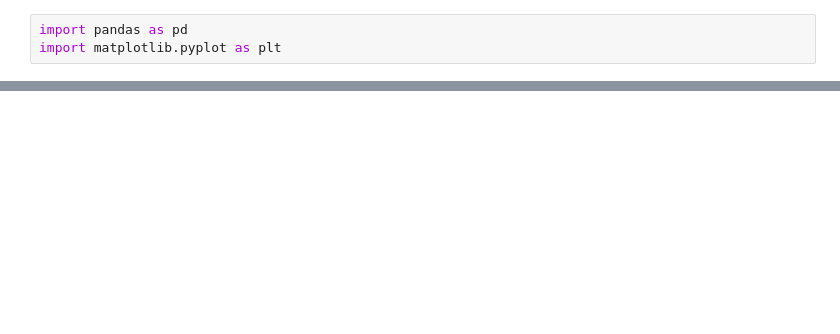
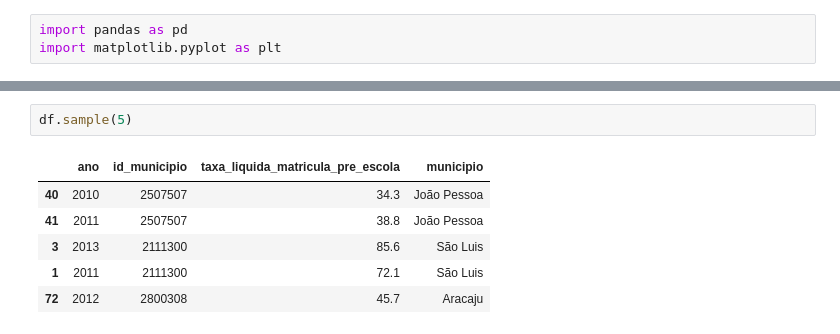
Before and after one commit to NOLASCOrabelo/Curso-e-exerc-cios-para-analise-de-dados-python, a Jupyter notebook: 2.3 - Gráfico de barras simples/Resolução do exercício.ipynb, the cells around one changed output, grey strips where cells are left out. Cells and saved outputs as stored; diff of their text form; blank space fills up the shorter version.

```diff
--- a/2.3 - Gráfico de barras simples/Resolução do exercício.ipynb
+++ b/2.3 - Gráfico de barras simples/Resolução do exercício.ipynb
@@ -29,0 +8,9 @@ plt.show()
+# %%
+df.sample(5)
+# %% [output]
+|  | ano | id_municipio | taxa_liquida_matricula_pre_escola | municipio |
+| 40 | 2010 | 2507507 | 34.3 | João Pessoa |
+| 41 | 2011 | 2507507 | 38.8 | João Pessoa |
+| 3 | 2013 | 2111300 | 85.6 | São Luis |
+| 1 | 2011 | 2111300 | 72.1 | São Luis |
+| 72 | 2012 | 2800308 | 45.7 | Aracaju |
```
Also changed, not shown: parts of 11 cells of this notebook.
